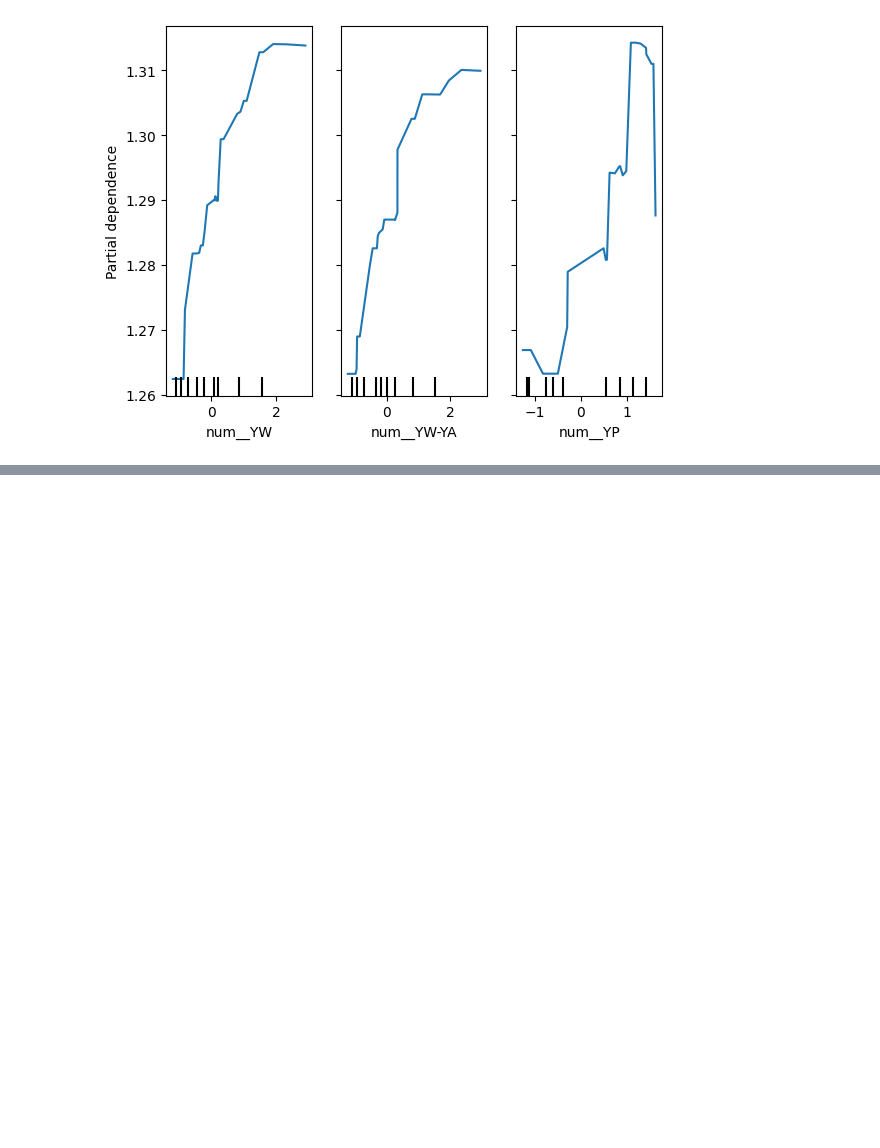
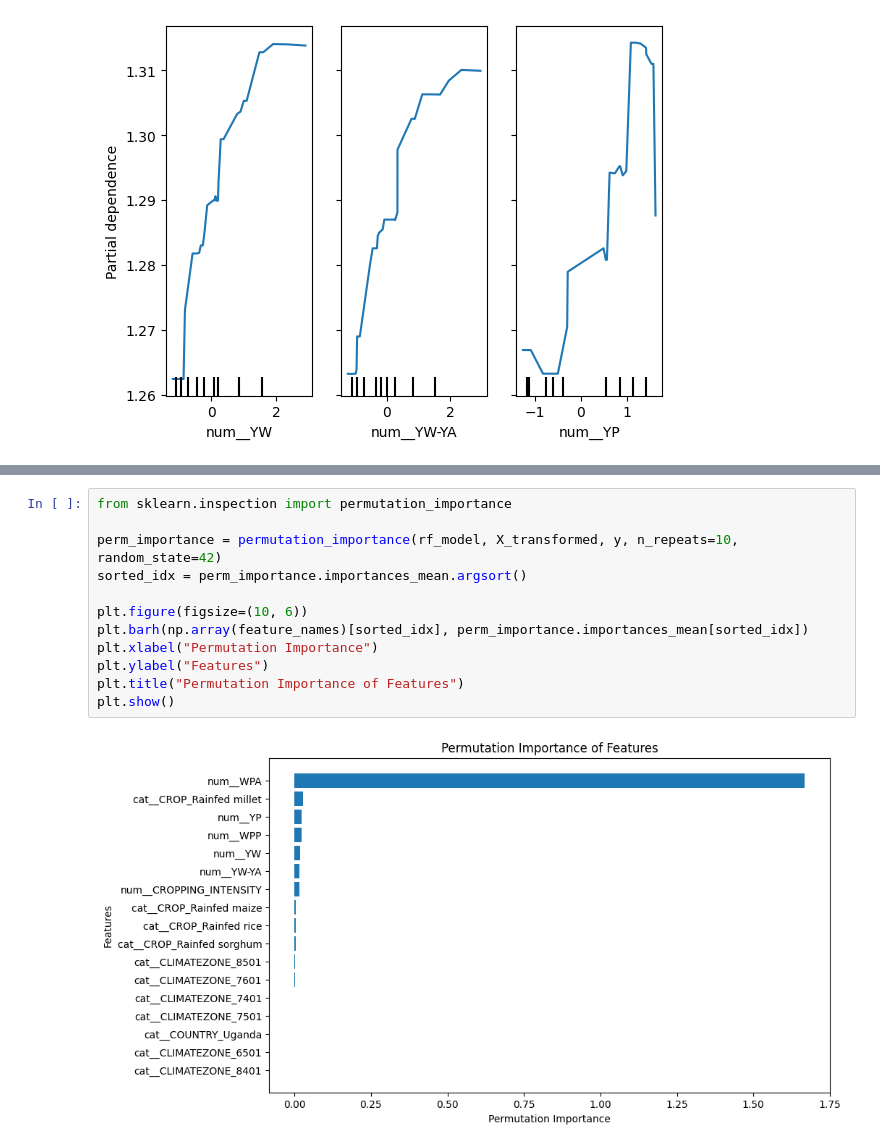
Before and after one commit to Naggayi-Daphne-Pearl/Crop-Prediction-project, a Jupyter notebook: sparsegraph-based-anomaly-detection-for-yield-loss.ipynb, the cells around one changed output, grey strips where cells are left out. Cells and saved outputs as stored; diff of their text form; blank space fills up the shorter version.

Commit message:
Kaggle Notebook | SparseGraph-Based Anomaly Detection for Yield Loss | Version 13

```diff
--- a/sparsegraph-based-anomaly-detection-for-yield-loss.ipynb
+++ b/sparsegraph-based-anomaly-detection-for-yield-loss.ipynb
@@ -345,0 +355,14 @@ Transformed features: ['num__YW' 'num__YW-YA' 'num__YP' 'num__WPP' 'num__WPA'
+# %%
+from sklearn.inspection import permutation_importance
+
+perm_importance = permutation_importance(rf_model, X_transformed, y, n_repeats=10, random_state=42)
+sorted_idx = perm_importance.importances_mean.argsort()
+
+plt.figure(figsize=(10, 6))
+plt.barh(np.array(feature_names)[sorted_idx], perm_importance.importances_mean[sorted_idx])
+plt.xlabel("Permutation Importance")
+plt.ylabel("Features")
+plt.title("Permutation Importance of Features")
+plt.show()
+# %% [output]
+[figure, added]
```
Also changed, not shown: parts of 3 cells of this notebook.
